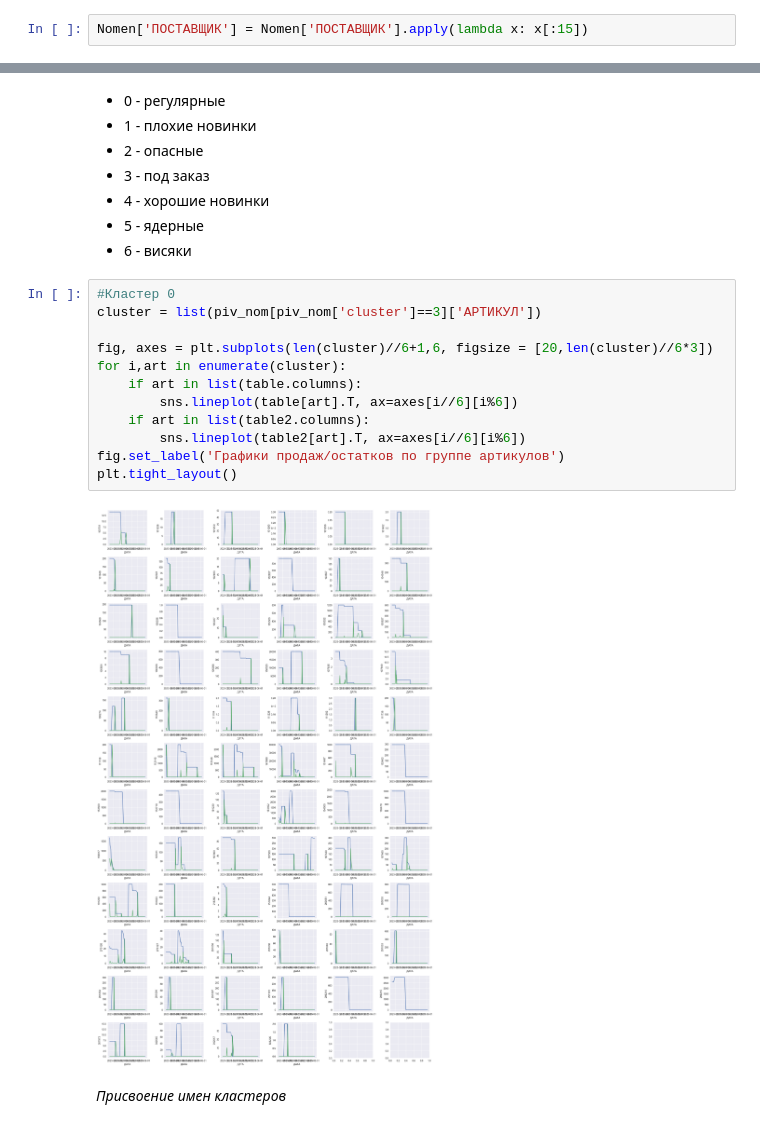
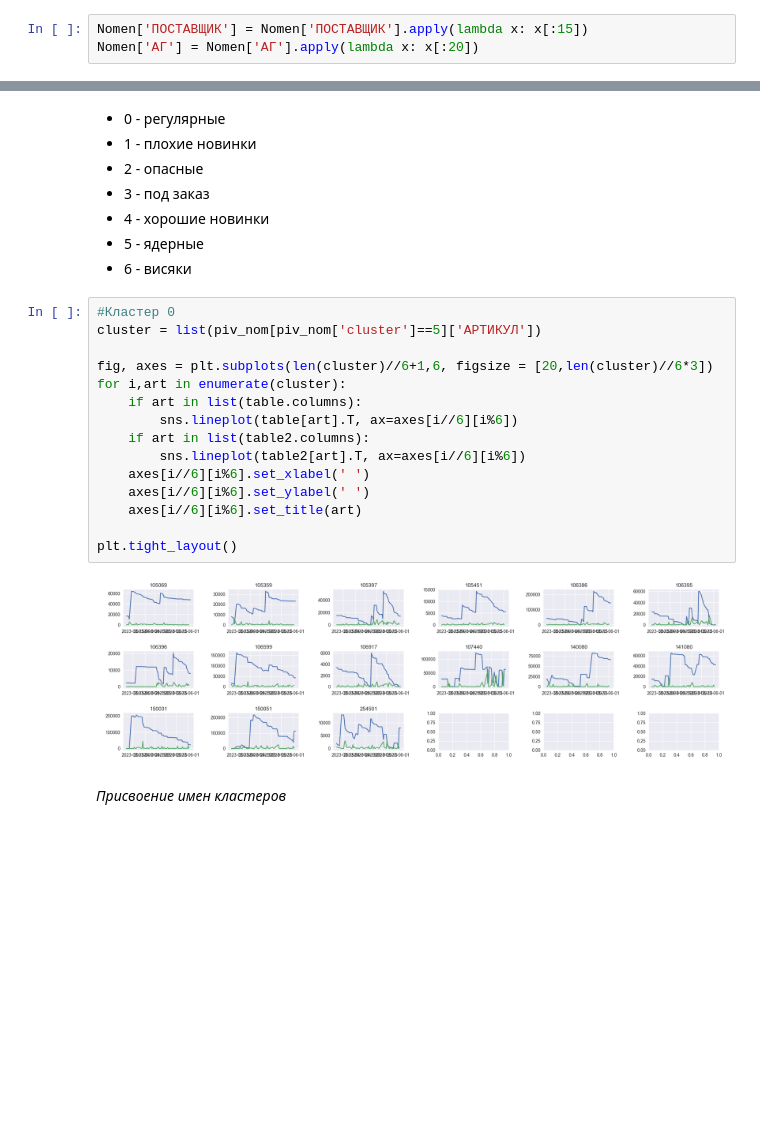
Before and after one commit to killri/sf_data_science, a Jupyter notebook: DS_Mystery/Asia stock management/Asia_stocks.ipynb, the cells around one changed output, grey strips where cells are left out. Drawn from its saved outputs; the diff is of its cells as text; blank space fills up the shorter version.

```diff
--- a/DS_Mystery/Asia stock management/Asia_stocks.ipynb
+++ b/DS_Mystery/Asia stock management/Asia_stocks.ipynb
@@ -102,6 +102,7 @@ memory usage: 25.1+ KB
 Создадим таблицу по параметрам артикулов и добавим в нее параметры, связанные с клиентами и статистикой продаж
 # %%
 Nomen['ПОСТАВЩИК'] = Nomen['ПОСТАВЩИК'].apply(lambda x: x[:15])
+Nomen['АГ'] = Nomen['АГ'].apply(lambda x: x[:20])
 # %% [markdown]
 *Число клиентов*
 # %%
@@ -381,18 +382,21 @@ piv_nom['cluster'] = agc.labels_
 * 6 - висяки
 # %%
 #Кластер 0
-cluster = list(piv_nom[piv_nom['cluster']==3]['АРТИКУЛ'])
+cluster = list(piv_nom[piv_nom['cluster']==5]['АРТИКУЛ'])
 
 fig, axes = plt.subplots(len(cluster)//6+1,6, figsize = [20,len(cluster)//6*3])
 for i,art in enumerate(cluster):
     if art in list(table.columns):
         sns.lineplot(table[art].T, ax=axes[i//6][i%6])
     if art in list(table2.columns):
         sns.lineplot(table2[art].T, ax=axes[i//6][i%6])
-fig.set_label('Графики продаж/остатков по группе артикулов')
+    axes[i//6][i%6].set_xlabel(' ')
+    axes[i//6][i%6].set_ylabel(' ')
+    axes[i//6][i%6].set_title(art)
+
 plt.tight_layout()
 # %% [output]
-[figure, old version]
+[figure, new version]
 # %% [markdown]
 *Присвоение имен кластеров*
 # %% [markdown]
```
Also changed, not shown: parts of 25 cells of this notebook, 5 other files.
